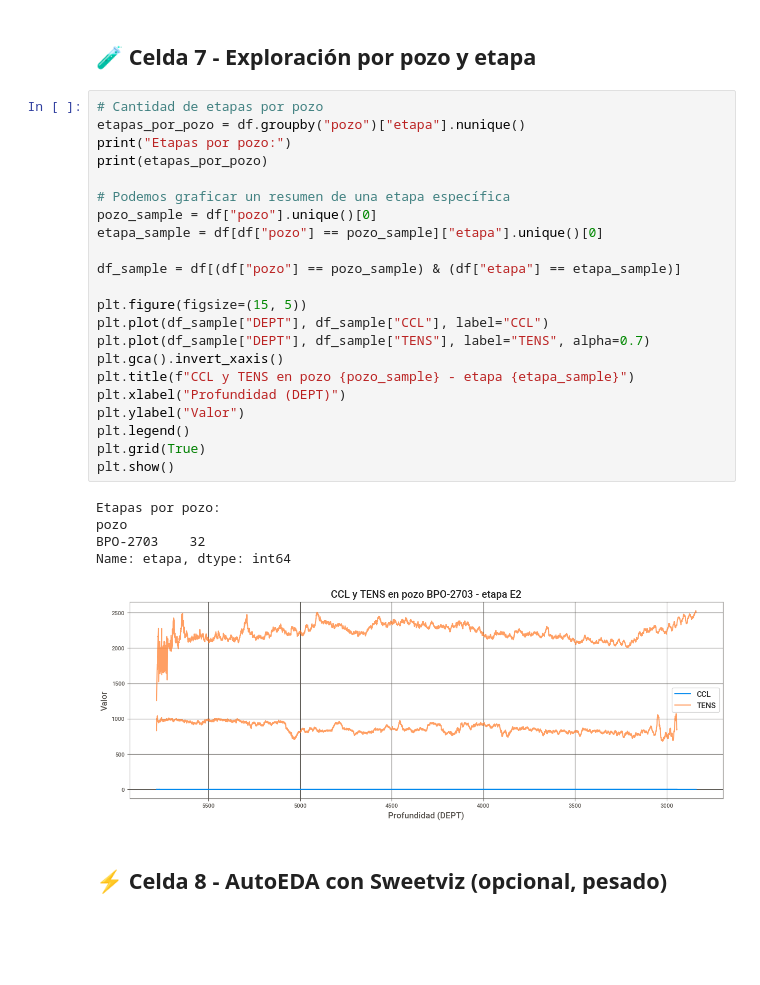
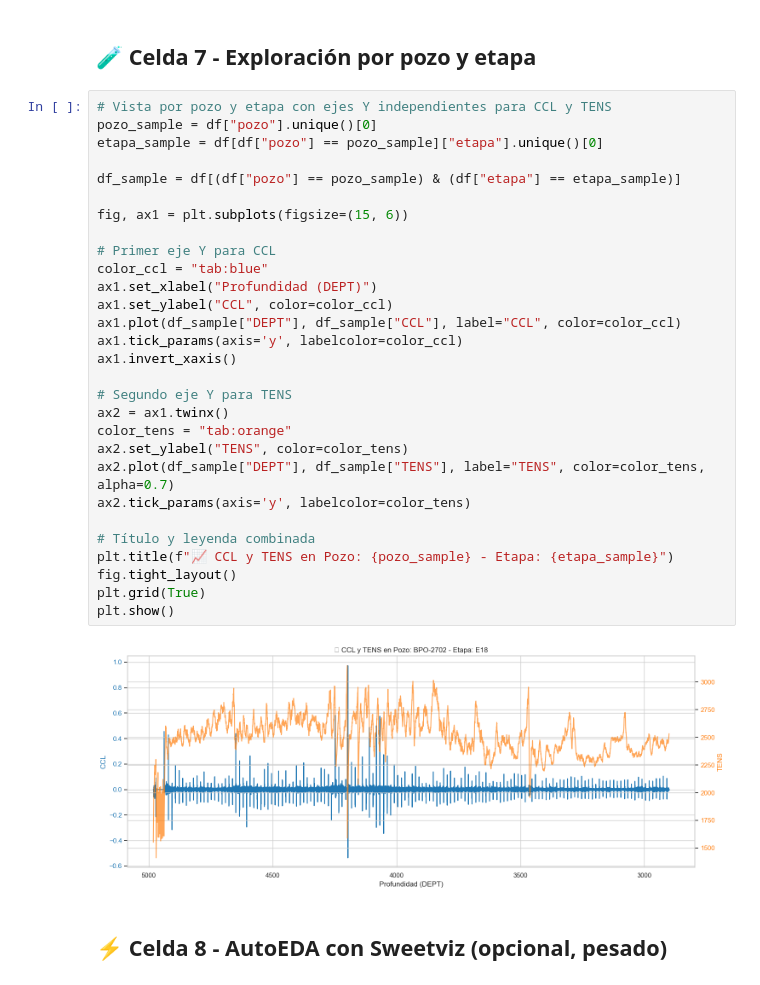
Before and after one commit to lmbsoft/deteccion-anomalias, a Jupyter notebook: franco/01_autoeda_ccl.ipynb, the cells around one changed output. Drawn from its saved outputs; the diff is of its cells as text; blank space fills up the shorter version.

```diff
--- a/franco/01_autoeda_ccl.ipynb
+++ b/franco/01_autoeda_ccl.ipynb
@@ -143,33 +201,36 @@ plt.show()
 # %% [markdown]
 ## 🧪 Celda 7 - Exploración por pozo y etapa
-# %%
-# Cantidad de etapas por pozo
-etapas_por_pozo = df.groupby("pozo")["etapa"].nunique()
-print("Etapas por pozo:")
-print(etapas_por_pozo)
-
-# Podemos graficar un resumen de una etapa específica
-pozo_sample = df["pozo"].unique()[0]
-etapa_sample = df[df["pozo"] == pozo_sample]["etapa"].unique()[0]
-
-df_sample = df[(df["pozo"] == pozo_sample) & (df["etapa"] == etapa_sample)]
-
-plt.figure(figsize=(15, 5))
-plt.plot(df_sample["DEPT"], df_sample["CCL"], label="CCL")
-plt.plot(df_sample["DEPT"], df_sample["TENS"], label="TENS", alpha=0.7)
-plt.gca().invert_xaxis()
-plt.title(f"CCL y TENS en pozo {pozo_sample} - etapa {etapa_sample}")
-plt.xlabel("Profundidad (DEPT)")
-plt.ylabel("Valor")
-plt.legend()
-plt.grid(True)
-plt.show()
-# %% [output]
-Etapas por pozo:
-pozo
-BPO-2703    32
-Name: etapa, dtype: int64
-[figure, removed]
+# %%
+# Vista por pozo y etapa con ejes Y independientes para CCL y TENS
+pozo_sample = df["pozo"].unique()[0]
+etapa_sample = df[df["pozo"] == pozo_sample]["etapa"].unique()[0]
+
+df_sample = df[(df["pozo"] == pozo_sample) & (df["etapa"] == etapa_sample)]
+
+fig, ax1 = plt.subplots(figsize=(15, 6))
+
+# Primer eje Y para CCL
+color_ccl = "tab:blue"
+ax1.set_xlabel("Profundidad (DEPT)")
+ax1.set_ylabel("CCL", color=color_ccl)
+ax1.plot(df_sample["DEPT"], df_sample["CCL"], label="CCL", color=color_ccl)
+ax1.tick_params(axis='y', labelcolor=color_ccl)
+ax1.invert_xaxis()
+
+# Segundo eje Y para TENS
+ax2 = ax1.twinx()
+color_tens = "tab:orange"
+ax2.set_ylabel("TENS", color=color_tens)
+ax2.plot(df_sample["DEPT"], df_sample["TENS"], label="TENS", color=color_tens, alpha=0.7)
+ax2.tick_params(axis='y', labelcolor=color_tens)
+
+# Título y leyenda combinada
+plt.title(f"📈 CCL y TENS en Pozo: {pozo_sample} - Etapa: {etapa_sample}")
+fig.tight_layout()
+plt.grid(True)
+plt.show()
+# %% [output]
+[figure, added]
 # %% [markdown]
 ## ⚡ Celda 8 - AutoEDA con Sweetviz (opcional, pesado)
 # %%
```
Also changed, not shown: parts of 10 cells of this notebook, 43 other files.
